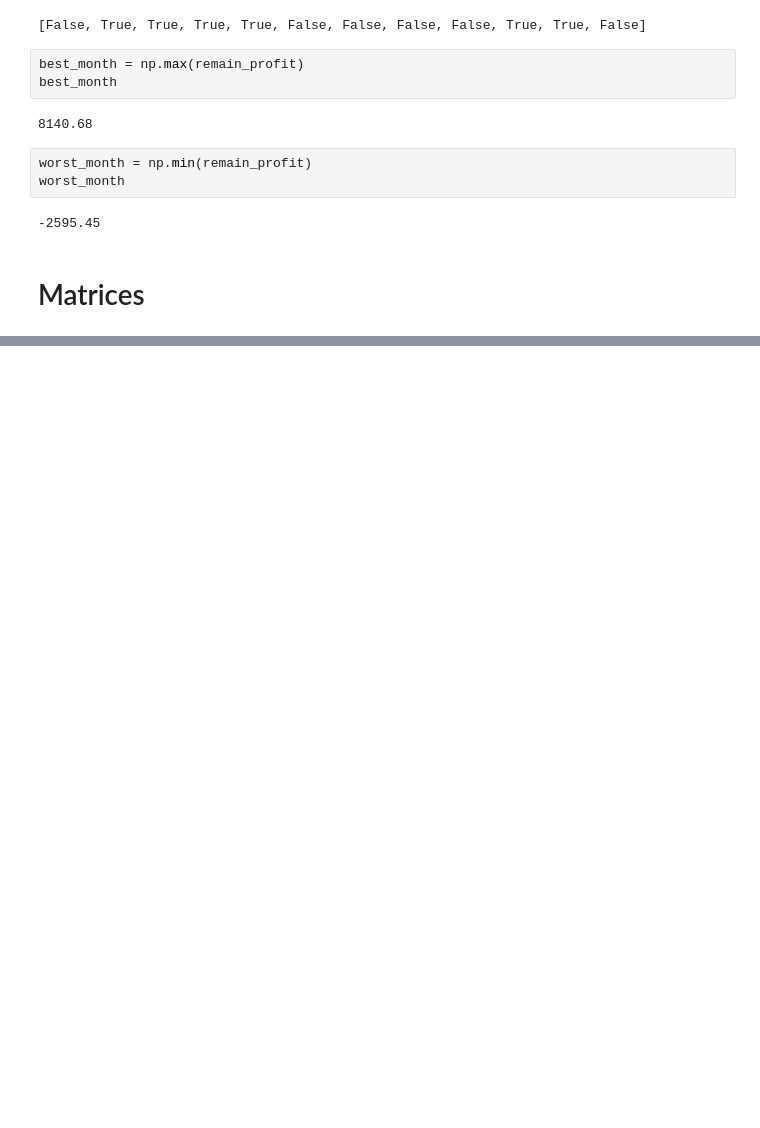
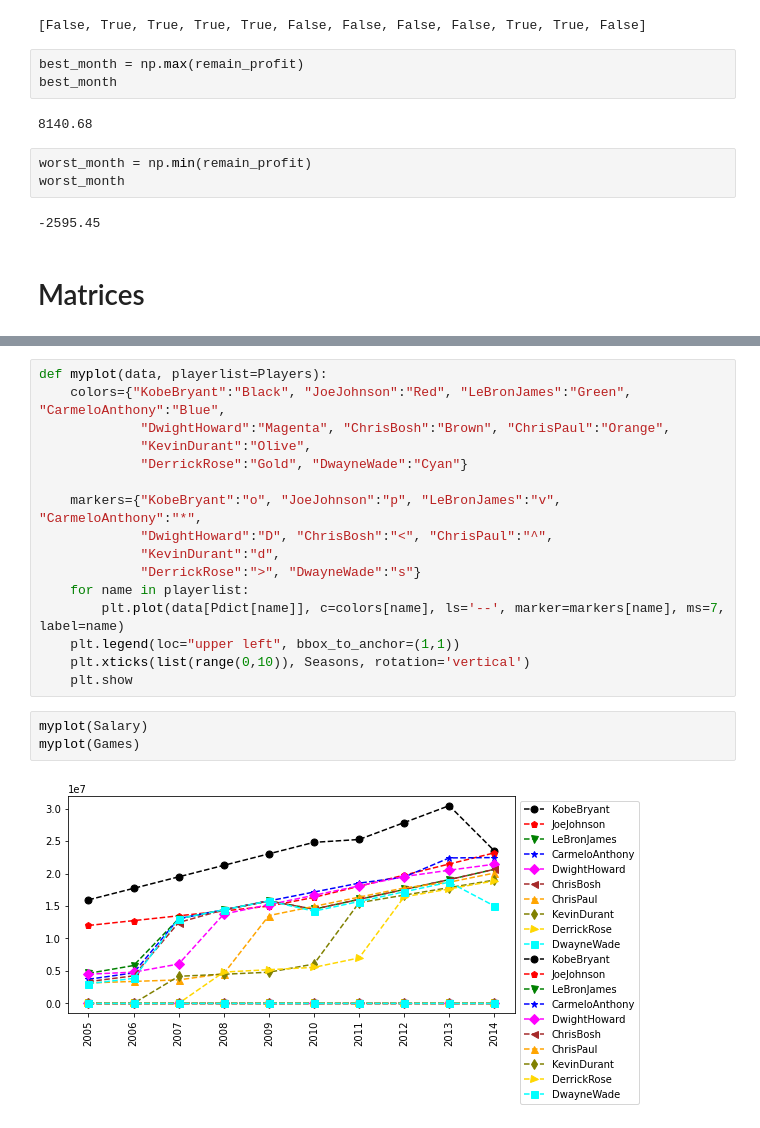
Before and after one commit to sancara/python-a-z, a Jupyter notebook: Exercises.ipynb, the cells around one changed output, grey strips where cells are left out. Saved outputs shown, nothing was run; the diff lists cells and outputs as text; blank space fills up the shorter version.

```diff
--- a/Exercises.ipynb
+++ b/Exercises.ipynb
@@ -97,0 +316,21 @@ worst_month
+# %%
+def myplot(data, playerlist=Players):
+    colors={"KobeBryant":"Black", "JoeJohnson":"Red", "LeBronJames":"Green", "CarmeloAnthony":"Blue",
+             "DwightHoward":"Magenta", "ChrisBosh":"Brown", "ChrisPaul":"Orange",
+             "KevinDurant":"Olive",
+             "DerrickRose":"Gold", "DwayneWade":"Cyan"}
+
+    markers={"KobeBryant":"o", "JoeJohnson":"p", "LeBronJames":"v", "CarmeloAnthony":"*",
+             "DwightHoward":"D", "ChrisBosh":"<", "ChrisPaul":"^",
+             "KevinDurant":"d",
+             "DerrickRose":">", "DwayneWade":"s"}
+    for name in playerlist:
+        plt.plot(data[Pdict[name]], c=colors[name], ls='--', marker=markers[name], ms=7, label=name)
+    plt.legend(loc="upper left", bbox_to_anchor=(1,1))
+    plt.xticks(list(range(0,10)), Seasons, rotation='vertical')
+    plt.show
+# %%
+myplot(Salary)
+myplot(Games)
+# %% [output]
+[figure, added]
```
Also changed, not shown: parts of 10 cells of this notebook.
